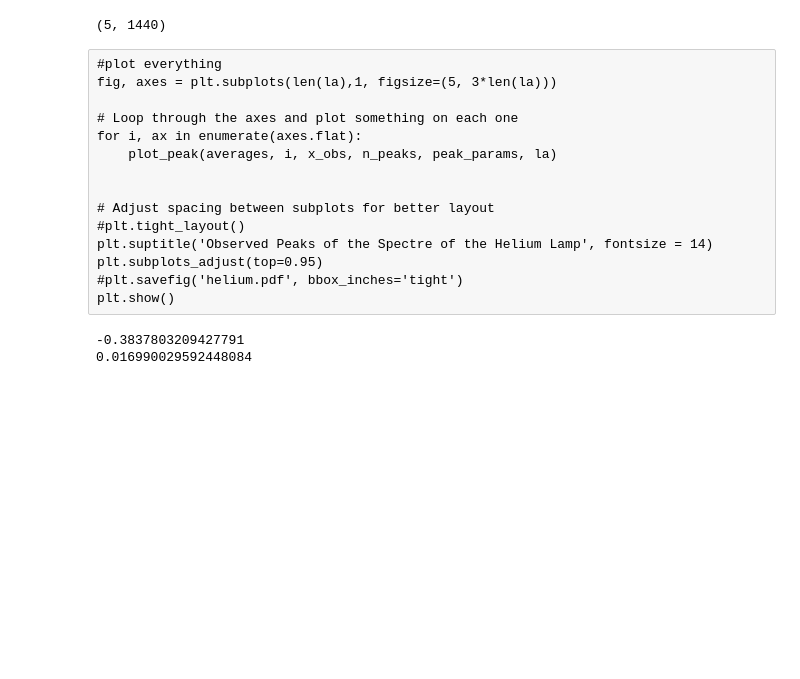
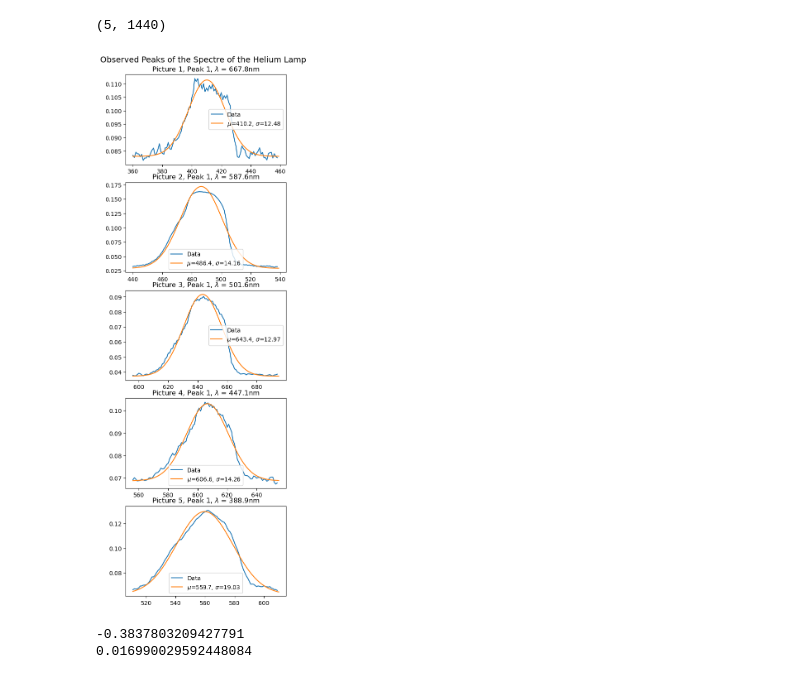
Before and after one commit to muellvin/pplus, a Jupyter notebook: sugarpolarizer/analysis.ipynb, the cells around one changed output. Cells and saved outputs as stored; diff of their text form; code cells hidden in the pictures; blank space fills up the shorter version.

```diff
--- a/sugarpolarizer/analysis.ipynb
+++ b/sugarpolarizer/analysis.ipynb
@@ -158,21 +158,23 @@ for peak in range(len(cal_la)):
     cal_peak_params[peak] = get_peak_params(x_obs, cal_averages, peak, n_peaks)
 # %% [output]
 (5, 1440)
-# %% [raw]
-#plot everything
-fig, axes = plt.subplots(len(la),1, figsize=(5, 3*len(la)))
-
-# Loop through the axes and plot something on each one
-for i, ax in enumerate(axes.flat):
-    plot_peak(averages, i, x_obs, n_peaks, peak_params, la)
-
-
-# Adjust spacing between subplots for better layout
-#plt.tight_layout()
-plt.suptitle('Observed Peaks of the Spectre of the Helium Lamp', fontsize = 14)
-plt.subplots_adjust(top=0.95)
-#plt.savefig('helium.pdf', bbox_inches='tight')
-plt.show()
+# %%
+#plot everything
+fig, axes = plt.subplots(len(cal_la),1, figsize=(5, 3*len(cal_la)))
+
+# Loop through the axes and plot something on each one
+for i, ax in enumerate(axes.flat):
+    plot_peak(cal_averages, i, x_obs, n_peaks, cal_peak_params, cal_la)
+
+
+# Adjust spacing between subplots for better layout
+#plt.tight_layout()
+plt.suptitle('Observed Peaks of the Spectre of the Helium Lamp', fontsize = 14)
+plt.subplots_adjust(top=0.95)
+#plt.savefig('helium.pdf', bbox_inches='tight')
+plt.show()
+# %% [output]
+[figure, added]
 # %%
 #data analysis
 
```
Also changed, not shown: parts of 8 cells of this notebook, 5 other files.
